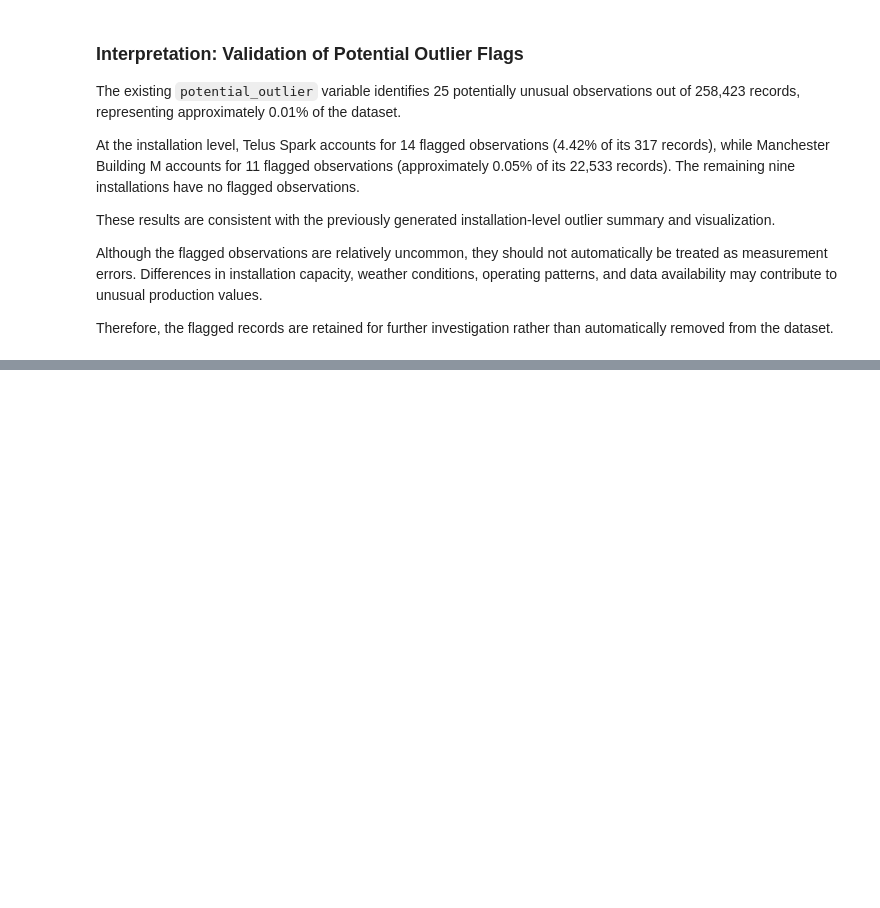
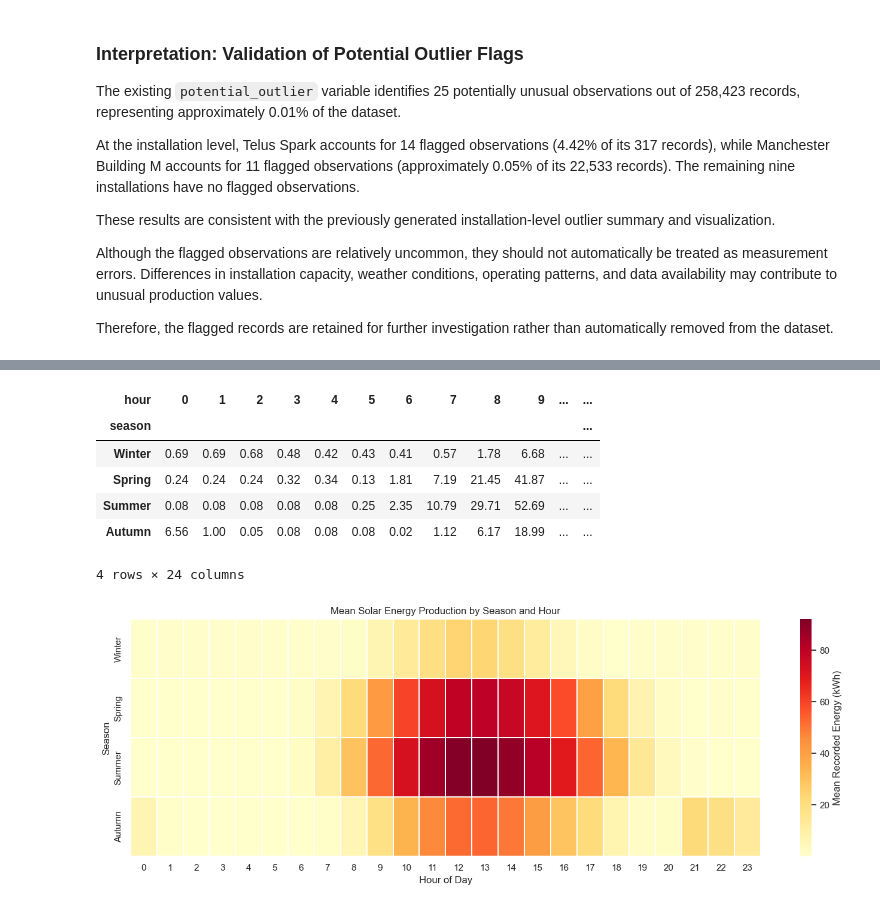
Before and after one commit to damisar/Solar-Energy-Production-Analysis, a Jupyter notebook: notebooks/solar_production_eda.ipynb, the cells around one changed output, grey strips where cells are left out. Drawn from its saved outputs; the diff is of its cells as text; code cells hidden in the pictures; blank space fills up the shorter version.

```diff
--- a/notebooks/solar_production_eda.ipynb
+++ b/notebooks/solar_production_eda.ipynb
@@ -3423,0 +3553,44 @@ Therefore, the flagged records are retained for further investigation rather tha
+# %%
+
+# Calculate mean recorded production for each season and hour
+season_hour_summary = (
+    df.groupby(["season", "hour"])["kWh"]
+    .mean()
+    .unstack()
+)
+
+# Arrange seasons in calendar order
+season_order = ["Winter", "Spring", "Summer", "Autumn"]
+
+season_hour_summary = season_hour_summary.reindex(
+    season_order
+)
+
+# Display the summary
+display(season_hour_summary.round(2))
+
+# Create seasonal-hourly heatmap
+plt.figure(figsize=(14, 5))
+
+sns.heatmap(
+    season_hour_summary,
+    cmap="YlOrRd",
+    annot=False,
+    linewidths=0.3,
+    cbar_kws={"label": "Mean Recorded Energy (kWh)"}
+)
+
+plt.title("Mean Solar Energy Production by Season and Hour")
+plt.xlabel("Hour of Day")
+plt.ylabel("Season")
+plt.tight_layout()
+plt.show()
+# %% [output]
+| hour | 0 | 1 | 2 | 3 | 4 | 5 | 6 | 7 | 8 | 9 | ... | ... |
+| season |  |  |  |  |  |  |  |  |  |  |  | ... |
+| Winter | 0.69 | 0.69 | 0.68 | 0.48 | 0.42 | 0.43 | 0.41 | 0.57 | 1.78 | 6.68 | ... | ... |
+| Spring | 0.24 | 0.24 | 0.24 | 0.32 | 0.34 | 0.13 | 1.81 | 7.19 | 21.45 | 41.87 | ... | ... |
+| Summer | 0.08 | 0.08 | 0.08 | 0.08 | 0.08 | 0.25 | 2.35 | 10.79 | 29.71 | 52.69 | ... | ... |
+| Autumn | 6.56 | 1.00 | 0.05 | 0.08 | 0.08 | 0.08 | 0.02 | 1.12 | 6.17 | 18.99 | ... | ... |
+4 rows × 24 columns
+[figure, added]
```
Also changed, not shown: parts of 9 cells of this notebook.
